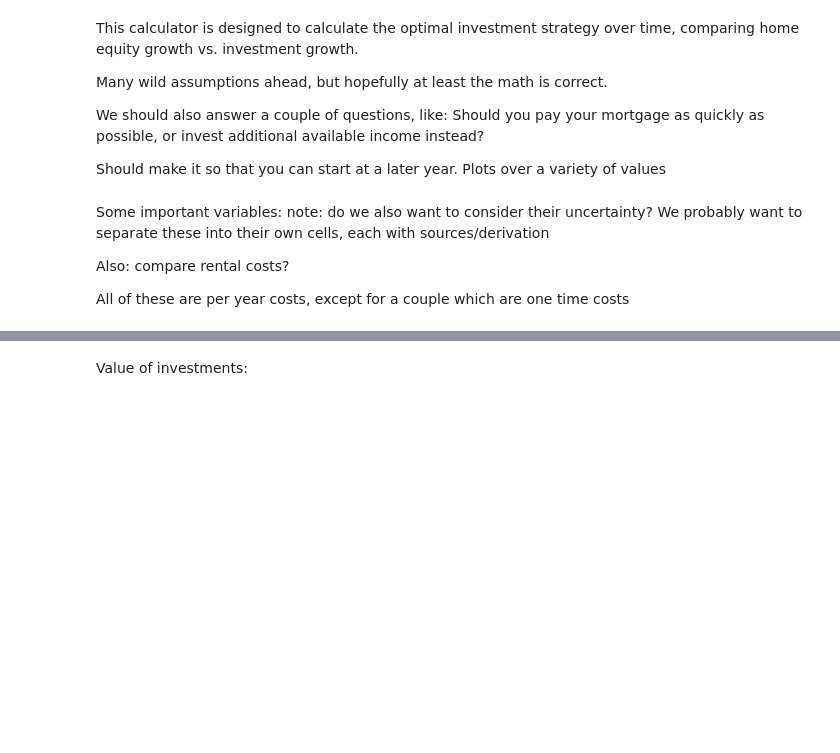
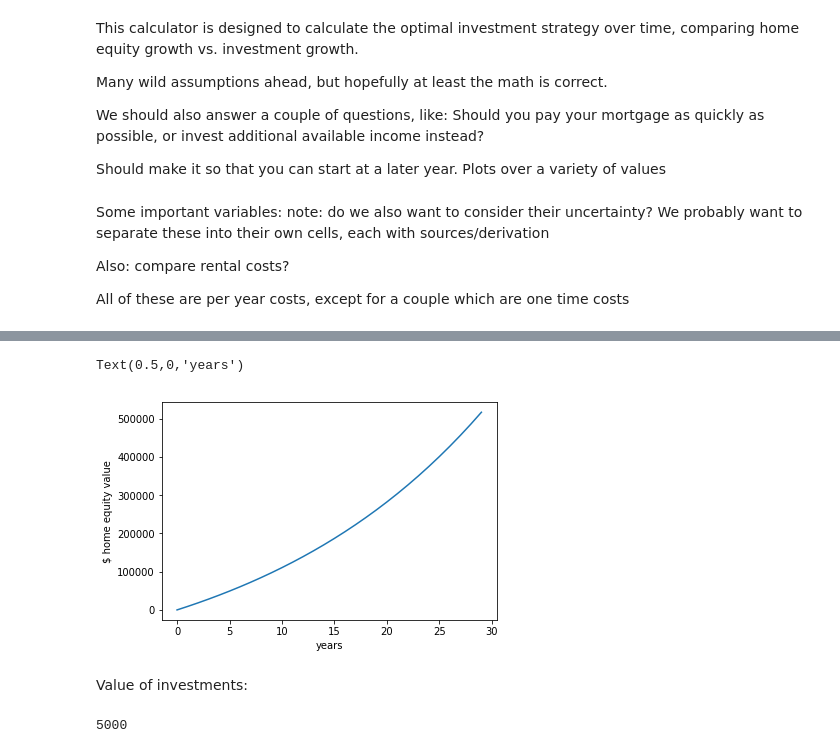
Before and after one commit to saehuber/Down-Payment-Calculator, a Jupyter notebook: Mortgage calculator.ipynb, the cells around one changed output, grey strips where cells are left out. Cells and saved outputs as stored; diff of their text form; code cells hidden in the pictures; blank space fills up the shorter version.

Commit message:
added mortgage calculation, updated home equity calculation

```diff
--- a/Mortgage calculator.ipynb
+++ b/Mortgage calculator.ipynb
@@ -20,7 +20,7 @@ Also: compare rental costs?
 All of these are per year costs, except for a couple which are one time costs
 # %%
 initial_savings = 50000 #amount available to spend in year 0
-home_cost = 100000 #cost of a home
+home_cost = 200000 #cost of a home
 yearly_surplus = 5000 #amount set aside for investment
 expected_interest_rate = 3.5 #assumed average interest rate per year
 expected_inflation_rate = 3 #assumed average inflation per year
@@ -31,7 +31,10 @@ home_purchase_costs = 5000 #costs of buying a home
 #capital_gains_tax = 5 #tax rate on contributions over tax free amount?
 #property_tax = 2 #tax rate for property
 down_payment = 20 #percentage of home you pay initially
-#mortgage_rate = predicted_interest_rate + prime # Should we assume rental income = mortgage here?
+prime = 1
+mortgage_rate = expected_interest_rate + prime # Should we assume rental income = mortgage here?
 #can maintainance costs be ommitted then too?
 yearly_invested = yearly_surplus #could be a percentage; extra goes to mortgage
 years = 30
+years_arr = np.arange(0,years)
+mortgage_years = 30
@@ -41,0 +47,4 @@ The increase in value of home ownership per year
+# %%
+principal = home_cost - down_payment
+yearly_mortgage_payment = principal * ( (expected_interest_rate / 100) * np.power(1 + expected_interest_rate / 100, mortgage_years) / (np.power(1 + expected_interest_rate / 100, mortgage_years) - 1))
+mortgage_payments = mortgage_rate * years_arr
@@ -42,4 +53,6 @@ The increase in value of home ownership per year
 # %%
-home_equity_value = home_cost*np.power(1+(expected_home_equity_growth_rate-expected_inflation_rate)/100,years_arr)
+home_value = home_cost*np.power(1+(expected_home_equity_growth_rate-expected_inflation_rate)/100,years_arr)
+debt = (home_cost - down_payment) - mortgage_payments
+home_equity_value = home_value - debt
 # %%
 print home_equity_value
@@ -46,11 +68,16 @@ print home_equity_value
 # %%
-plt.plot(years_arr,home_equity_value,)
+plt.plot(years_arr,home_equity_value)
 plt.ylabel("$ home equity value")
 plt.xlabel("years")
+# %% [output]
+Text(0.5,0,'years')
+[figure, added]
 # %% [markdown]
 Value of investments:
 # %%
 initial_investment = initial_savings - home_cost * down_payment / 100 - home_purchase_costs
 # %%
 print initial_investment
+# %% [output]
+5000
 # %%
```
Also changed, not shown: parts of 11 cells of this notebook.
